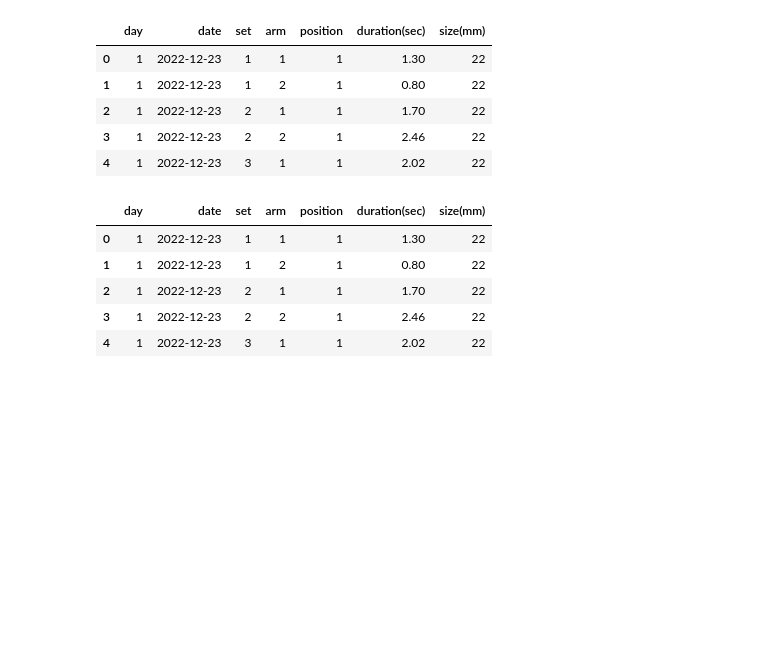
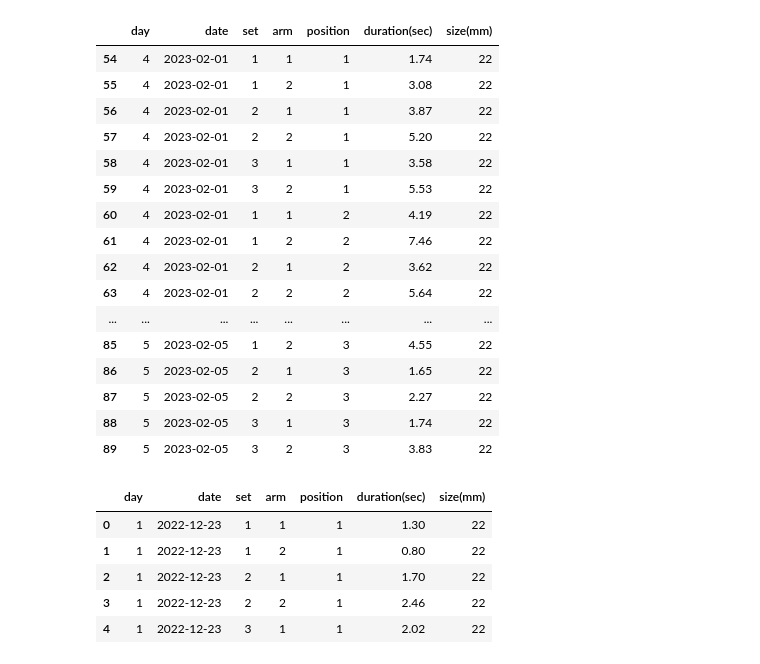
Before and after one commit to DanielBrechner/hangboard-tracker, a Jupyter notebook: graph.ipynb, the cells around one changed output. Saved outputs shown, nothing was run; the diff lists cells and outputs as text; code cells hidden in the pictures; blank space fills up the shorter version.

```diff
--- a/graph.ipynb
+++ b/graph.ipynb
@@ -3,12 +3,23 @@ import pandas as pd
 import matplotlib.pyplot as plt
 # %%
 data = pd.read_csv("hangboard_data.csv")
-data.head()
+data.tail(36)
 # %% [output]
 |  | day | date | set | arm | position | duration(sec) | size(mm) |
-| 0 | 1 | 2022-12-23 | 1 | 1 | 1 | 1.30 | 22 |
-| 1 | 1 | 2022-12-23 | 1 | 2 | 1 | 0.80 | 22 |
-| 2 | 1 | 2022-12-23 | 2 | 1 | 1 | 1.70 | 22 |
-| 3 | 1 | 2022-12-23 | 2 | 2 | 1 | 2.46 | 22 |
-| 4 | 1 | 2022-12-23 | 3 | 1 | 1 | 2.02 | 22 |
+| 54 | 4 | 2023-02-01 | 1 | 1 | 1 | 1.74 | 22 |
+| 55 | 4 | 2023-02-01 | 1 | 2 | 1 | 3.08 | 22 |
+| 56 | 4 | 2023-02-01 | 2 | 1 | 1 | 3.87 | 22 |
+| 57 | 4 | 2023-02-01 | 2 | 2 | 1 | 5.20 | 22 |
+| 58 | 4 | 2023-02-01 | 3 | 1 | 1 | 3.58 | 22 |
+| 59 | 4 | 2023-02-01 | 3 | 2 | 1 | 5.53 | 22 |
+| 60 | 4 | 2023-02-01 | 1 | 1 | 2 | 4.19 | 22 |
+| 61 | 4 | 2023-02-01 | 1 | 2 | 2 | 7.46 | 22 |
+| 62 | 4 | 2023-02-01 | 2 | 1 | 2 | 3.62 | 22 |
+| 63 | 4 | 2023-02-01 | 2 | 2 | 2 | 5.64 | 22 |
+| ... | ... | ... | ... | ... | ... | ... | ... |
+| 85 | 5 | 2023-02-05 | 1 | 2 | 3 | 4.55 | 22 |
+| 86 | 5 | 2023-02-05 | 2 | 1 | 3 | 1.65 | 22 |
+| 87 | 5 | 2023-02-05 | 2 | 2 | 3 | 2.27 | 22 |
+| 88 | 5 | 2023-02-05 | 3 | 1 | 3 | 1.74 | 22 |
+| 89 | 5 | 2023-02-05 | 3 | 2 | 3 | 3.83 | 22 |
 # %%
```
Also changed, not shown: parts of 5 cells of this notebook.
